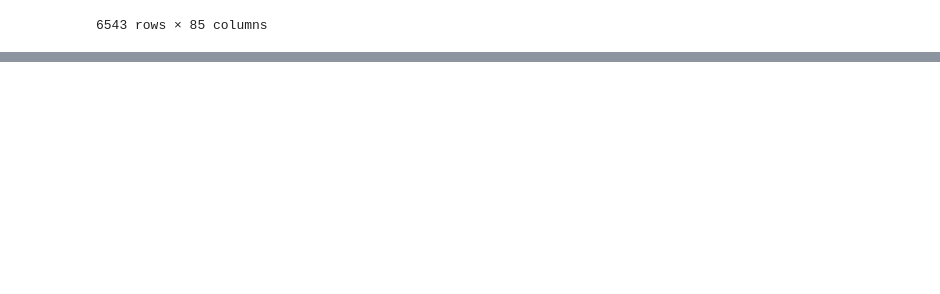
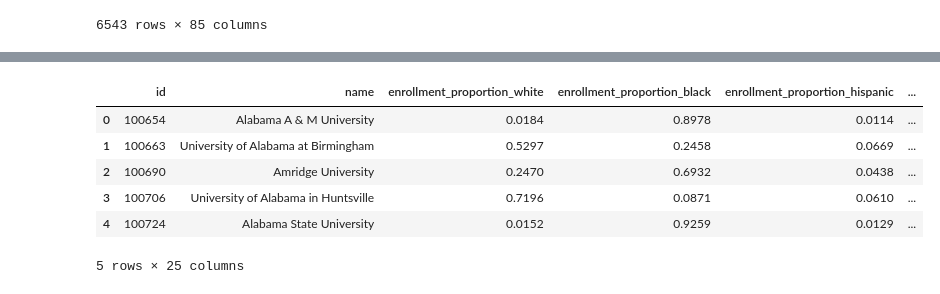
Before and after one commit to Wook22/Education_Institution_Data_Analysis, a Jupyter notebook: test_code.ipynb, the cells around one changed output, grey strips where cells are left out. Drawn from its saved outputs; the diff is of its cells as text; code cells hidden in the pictures; blank space fills up the shorter version.

```diff
--- a/test_code.ipynb
+++ b/test_code.ipynb
@@ -281,0 +336,40 @@ test_rename
+# %%
+
+test_ethnicity = test_rename[[
+    "id",
+    "name",
+    "enrollment_proportion_white",
+    "enrollment_proportion_black",
+    "enrollment_proportion_hispanic",
+    "enrollment_proportion_asian",
+    "enrollment_proportion_native",
+    "enrollment_proportion_pacific",
+    "enrollment_proportion_mix",
+    "enrollment_proportion_nonresident",
+    "enrollment_proportion_unknown",
+    "enrollment_percentage_man",
+    "enrollment_percentage_women",
+    "faculity_ratio_student",
+    "faculity_ratio_mix",
+    "faculity_ratio_native",
+    "faculity_ratio_asian",
+    "faculity_ratio_black",
+    "faculity_ratio_hispanic",
+    "faculity_ratio_pacific",
+    "faculity_ratio_nonresident",
+    "faculity_ratio_unknown",
+    "faculity_ratio_white",
+    "faculity_ratio_women",
+    "faculity_ratio_men"
+]]
+
+test_ehnicity_clean = test_ethnicity.dropna()
+test_ehnicity_clean.head()
+# %% [output]
+|  | id | name | enrollment_proportion_white | enrollment_proportion_black | enrollment_proportion_hispanic | ... |
+| 0 | 100654 | Alabama A & M University | 0.0184 | 0.8978 | 0.0114 | ... |
+| 1 | 100663 | University of Alabama at Birmingham | 0.5297 | 0.2458 | 0.0669 | ... |
+| 2 | 100690 | Amridge University | 0.2470 | 0.6932 | 0.0438 | ... |
+| 3 | 100706 | University of Alabama in Huntsville | 0.7196 | 0.0871 | 0.0610 | ... |
+| 4 | 100724 | Alabama State University | 0.0152 | 0.9259 | 0.0129 | ... |
+5 rows × 25 columns
```
Also changed, not shown: parts of 6 cells of this notebook.
